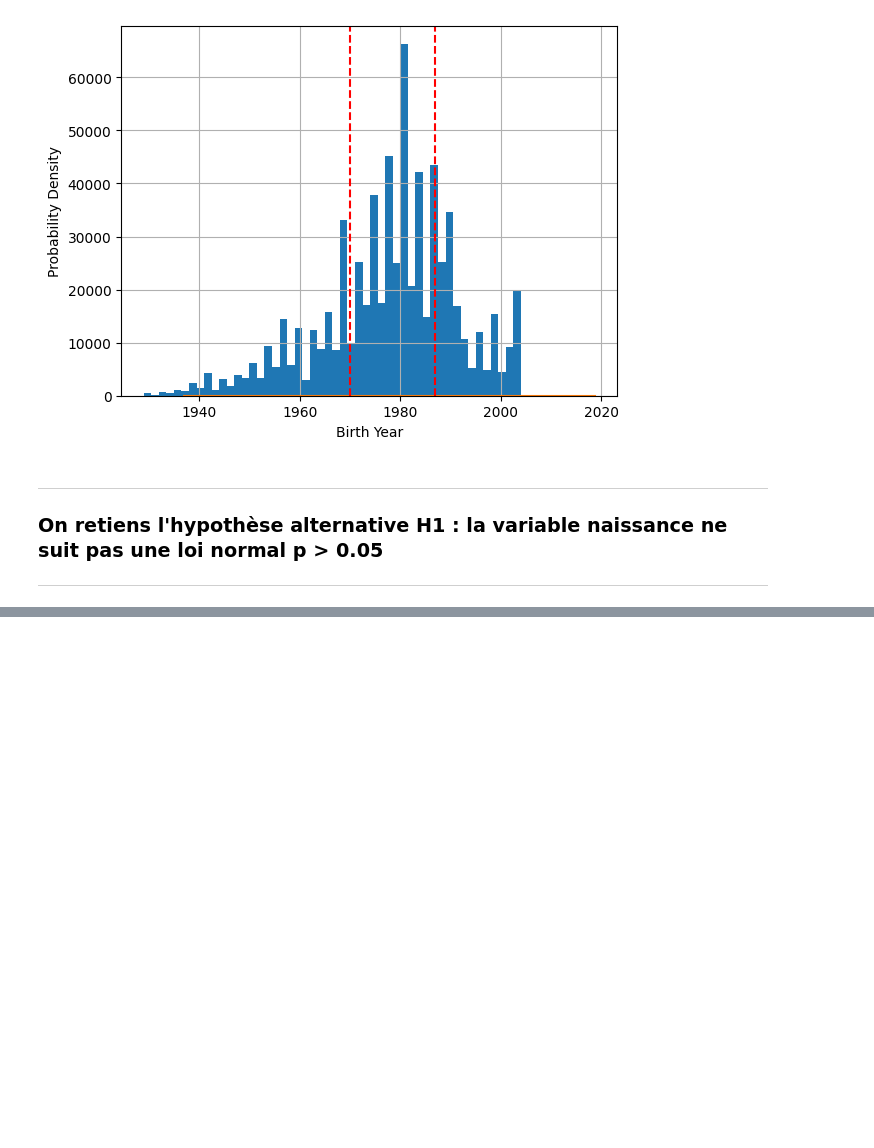
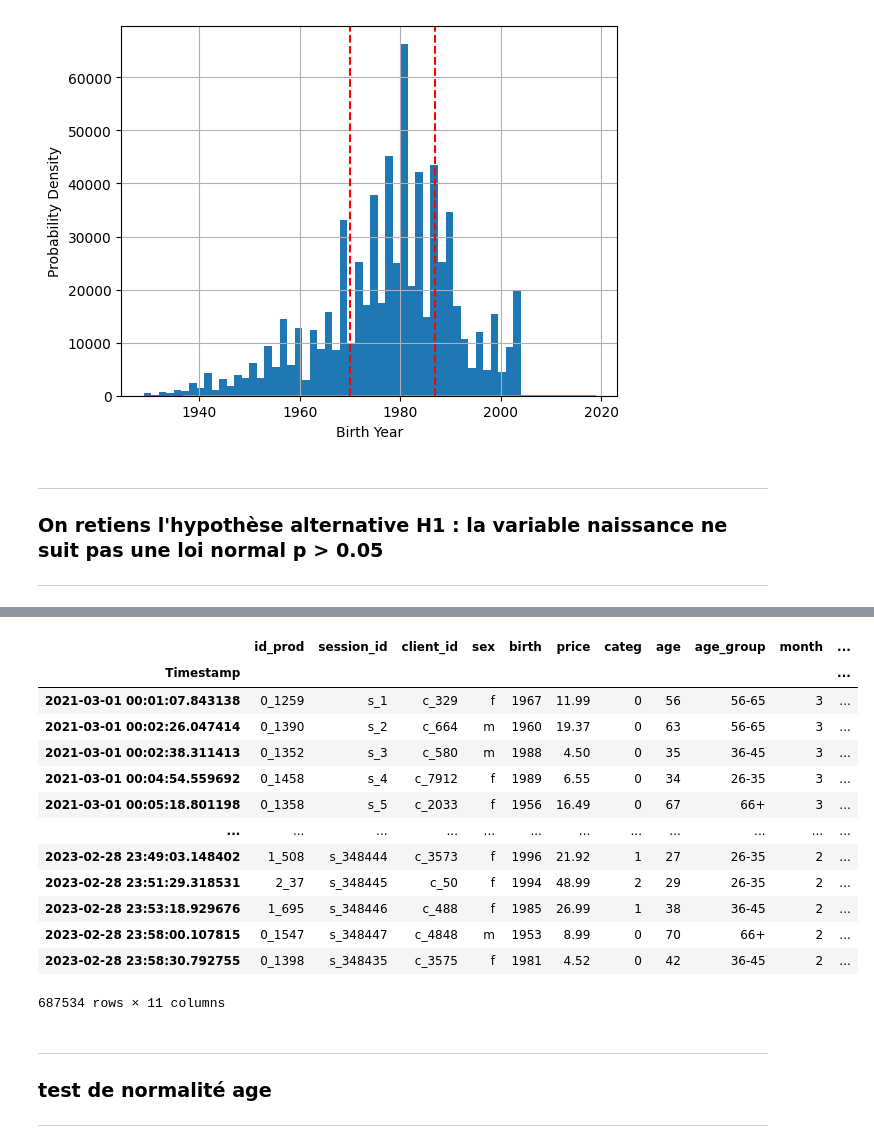
Before and after one commit to IshemZ/Projet_6-Lapage, a Jupyter notebook: Programme/5.data_statistics.ipynb, the cells around one changed output, grey strips where cells are left out. Cells and saved outputs as stored; diff of their text form; code cells hidden in the pictures; blank space fills up the shorter version.

```diff
--- a/Programme/5.data_statistics.ipynb
+++ b/Programme/5.data_statistics.ipynb
@@ -367,3 +370,24 @@ plt.show()
 # %% [markdown]
 <div style="background-color: rgb(343, 197, 37);" >
 </div>
+# %%
+df_stat
+# %% [output]
+|  | id_prod | session_id | client_id | sex | birth | price | categ | age | age_group | month | ... |
+| Timestamp |  |  |  |  |  |  |  |  |  |  | ... |
+| 2021-03-01 00:01:07.843138 | 0_1259 | s_1 | c_329 | f | 1967 | 11.99 | 0 | 56 | 56-65 | 3 | ... |
+| 2021-03-01 00:02:26.047414 | 0_1390 | s_2 | c_664 | m | 1960 | 19.37 | 0 | 63 | 56-65 | 3 | ... |
+| 2021-03-01 00:02:38.311413 | 0_1352 | s_3 | c_580 | m | 1988 | 4.50 | 0 | 35 | 36-45 | 3 | ... |
+| 2021-03-01 00:04:54.559692 | 0_1458 | s_4 | c_7912 | f | 1989 | 6.55 | 0 | 34 | 26-35 | 3 | ... |
+| 2021-03-01 00:05:18.801198 | 0_1358 | s_5 | c_2033 | f | 1956 | 16.49 | 0 | 67 | 66+ | 3 | ... |
+| ... | ... | ... | ... | ... | ... | ... | ... | ... | ... | ... | ... |
+| 2023-02-28 23:49:03.148402 | 1_508 | s_348444 | c_3573 | f | 1996 | 21.92 | 1 | 27 | 26-35 | 2 | ... |
+| 2023-02-28 23:51:29.318531 | 2_37 | s_348445 | c_50 | f | 1994 | 48.99 | 2 | 29 | 26-35 | 2 | ... |
+| 2023-02-28 23:53:18.929676 | 1_695 | s_348446 | c_488 | f | 1985 | 26.99 | 1 | 38 | 36-45 | 2 | ... |
+| 2023-02-28 23:58:00.107815 | 0_1547 | s_348447 | c_4848 | m | 1953 | 8.99 | 0 | 70 | 66+ | 2 | ... |
+| 2023-02-28 23:58:30.792755 | 0_1398 | s_348435 | c_3575 | f | 1981 | 4.52 | 0 | 42 | 36-45 | 2 | ... |
+687534 rows × 11 columns
+# %% [markdown]
+---
+### test de normalité age
+---
```
Also changed, not shown: parts of 34 cells of this notebook.
